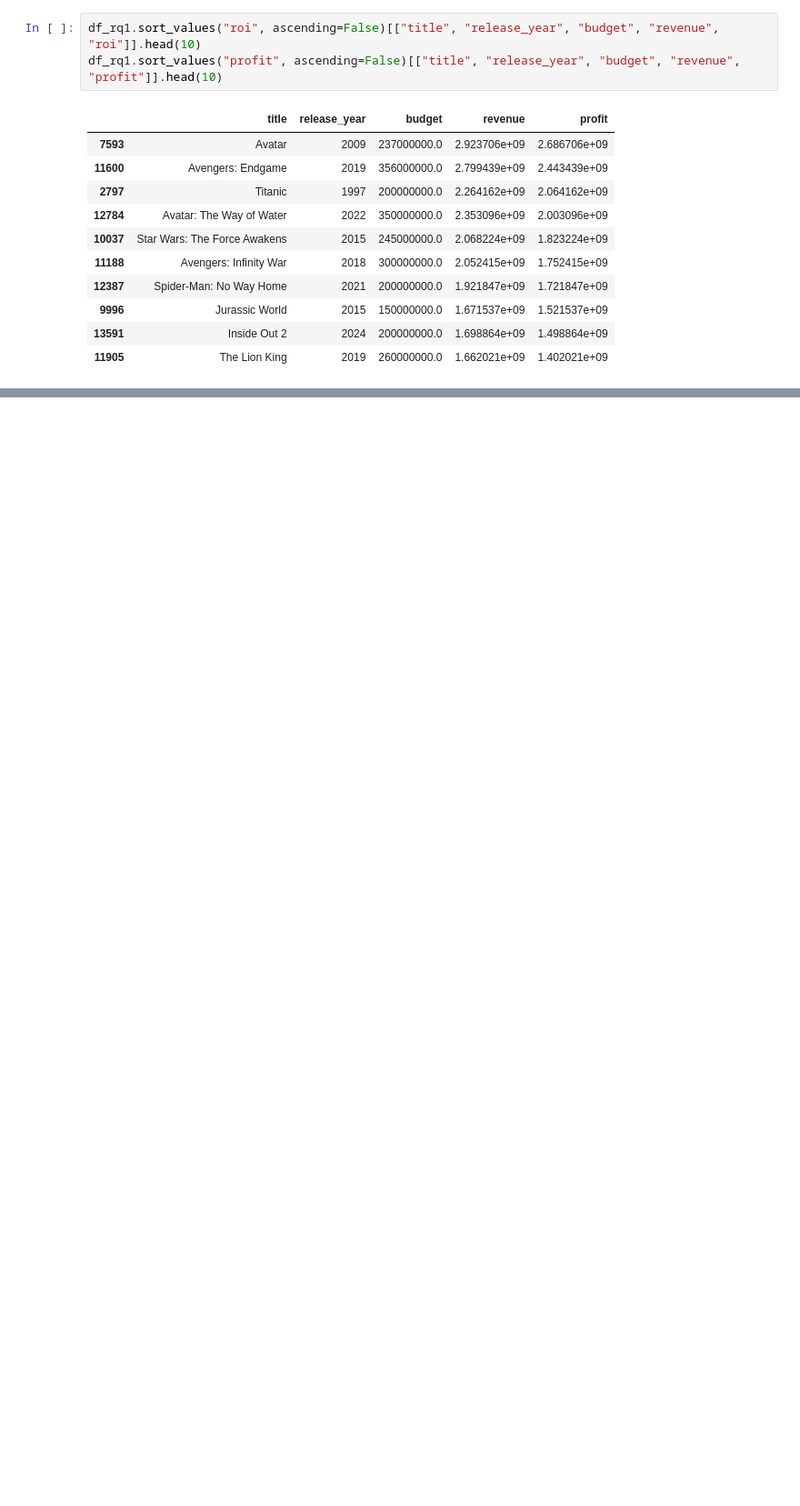
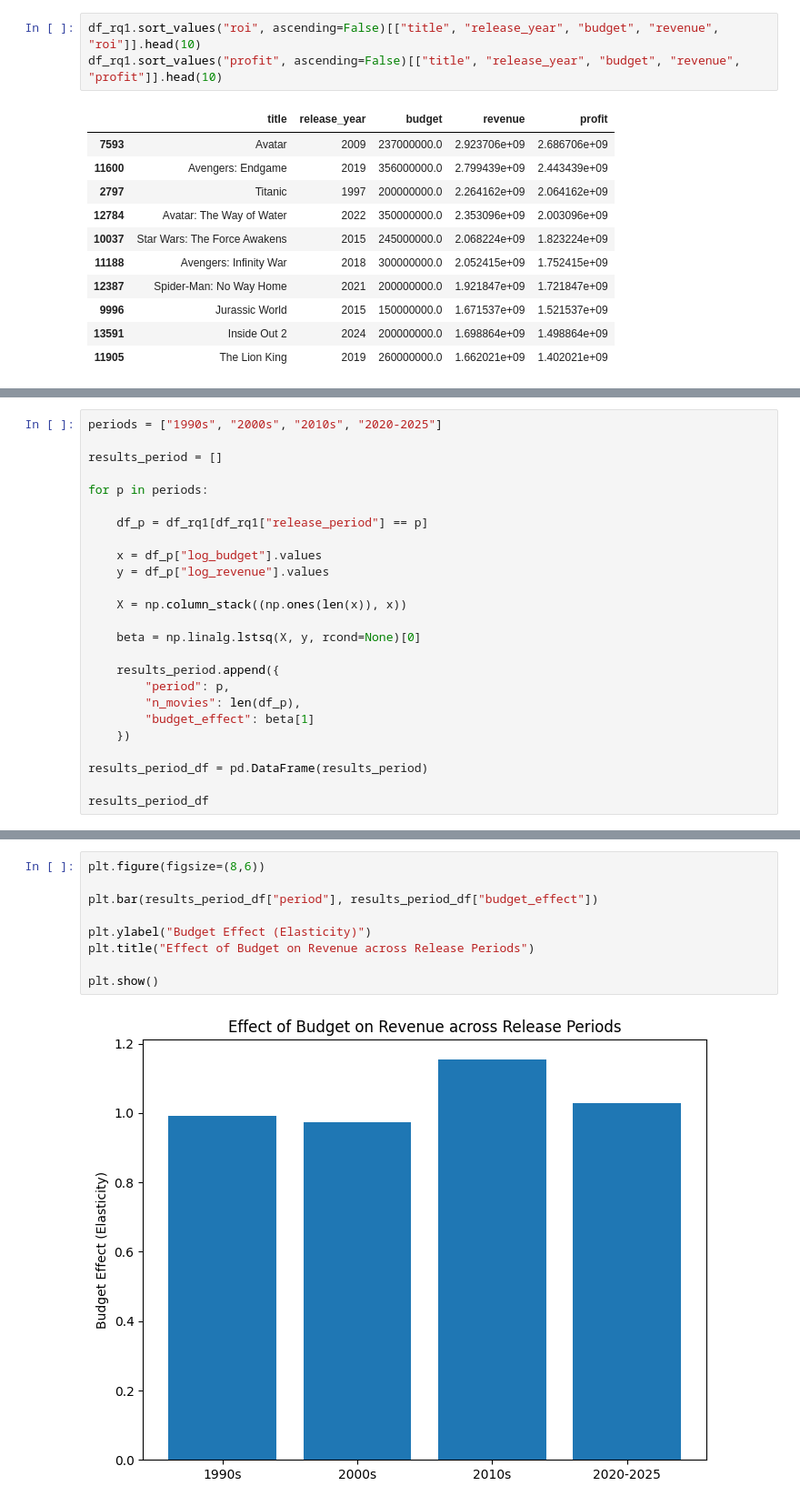
Before and after one commit to Babayaga069/ds_project, a Jupyter notebook: Questions/Q1/analyse.ipynb, the cells around one changed output, grey strips where cells are left out. Shown at 91% size. Drawn from its saved outputs; the diff is of its cells as text; blank space fills up the shorter version.

```diff
--- a/Questions/Q1/analyse.ipynb
+++ b/Questions/Q1/analyse.ipynb
@@ -99,0 +186,25 @@ df_rq1.sort_values("profit", ascending=False)[["title", "release_year", "budget"
+# %%
+periods = ["1990s", "2000s", "2010s", "2020-2025"]
+
+results_period = []
+
+for p in periods:
+
+    df_p = df_rq1[df_rq1["release_period"] == p]
+
+    x = df_p["log_budget"].values
+    y = df_p["log_revenue"].values
+
+    X = np.column_stack((np.ones(len(x)), x))
+
+    beta = np.linalg.lstsq(X, y, rcond=None)[0]
+
+    results_period.append({
+        "period": p,
+        "n_movies": len(df_p),
+        "budget_effect": beta[1]
+    })
+
+results_period_df = pd.DataFrame(results_period)
+
+results_period_df
@@ -99,0 +217,11 @@ df_rq1.sort_values("profit", ascending=False)[["title", "release_year", "budget"
+# %%
+plt.figure(figsize=(8,6))
+
+plt.bar(results_period_df["period"], results_period_df["budget_effect"])
+
+plt.ylabel("Budget Effect (Elasticity)")
+plt.title("Effect of Budget on Revenue across Release Periods")
+
+plt.show()
+# %% [output]
+[figure, added]
```
Also changed, not shown: parts of 15 cells of this notebook, 8 other files.
